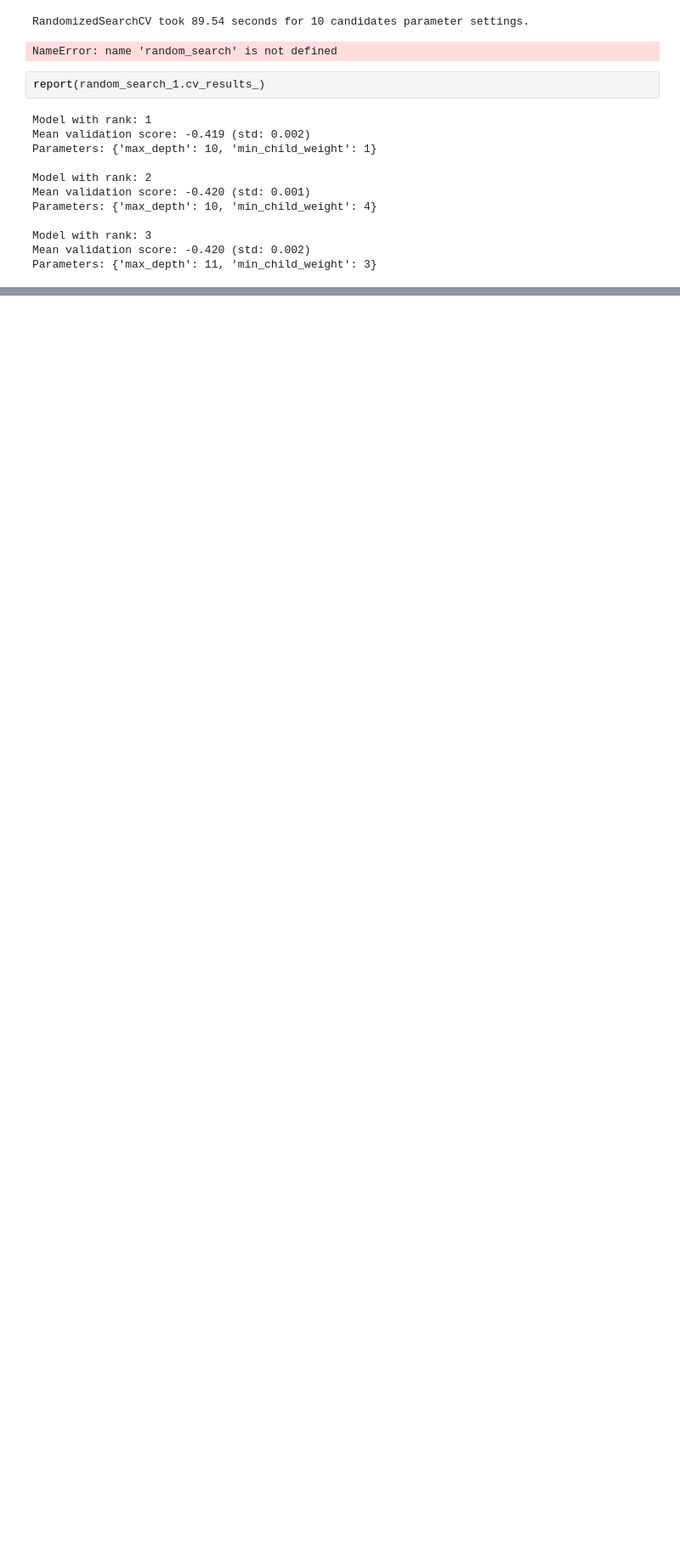
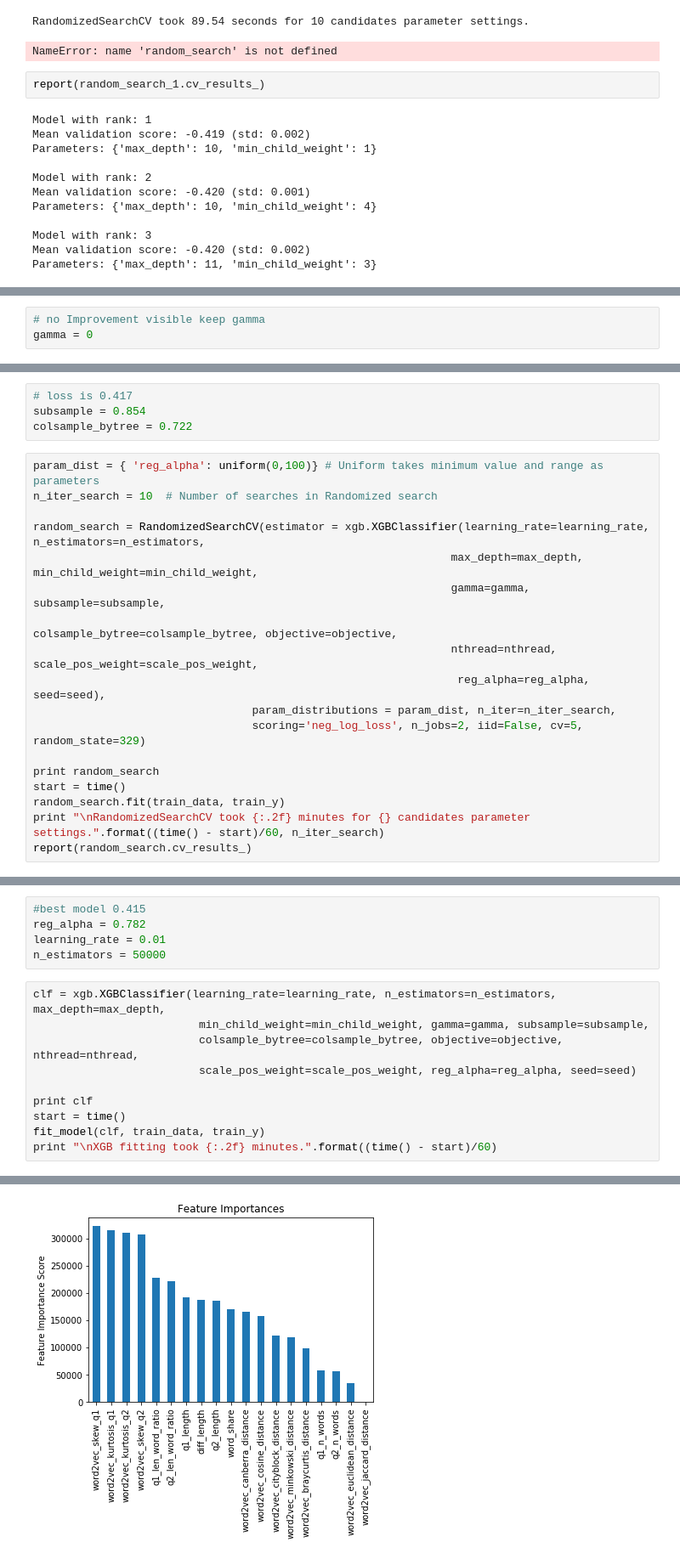
Before and after one commit to schorlem/capstone_project, a Jupyter notebook: notebooks/train_xgboost-01-als.ipynb, the cells around one changed output, grey strips where cells are left out. Shown at 85% size. Saved outputs shown, nothing was run; the diff lists cells and outputs as text; blank space fills up the shorter version.

```diff
--- a/notebooks/train_xgboost-01-als.ipynb
+++ b/notebooks/train_xgboost-01-als.ipynb
@@ -186,3 +183,6 @@ Model with rank: 1
 Model with rank: 3
 Mean validation score: -0.419 (std: 0.001)
 Parameters: {'gamma': 0.23073968112646592}
+# %%
+# no Improvement visible keep gamma
+gamma = 0
@@ -188,0 +228,22 @@ Parameters: {'gamma': 0.23073968112646592}
+# %%
+# loss is 0.417
+subsample = 0.854
+colsample_bytree = 0.722
+# %%
+param_dist = { 'reg_alpha': uniform(0,100)} # Uniform takes minimum value and range as parameters
+n_iter_search = 10  # Number of searches in Randomized search
+
+random_search = RandomizedSearchCV(estimator = xgb.XGBClassifier(learning_rate=learning_rate, n_estimators=n_estimators,
+                                                               max_depth=max_depth, min_child_weight=min_child_weight,
+                                                               gamma=gamma, subsample=subsample,
+                                                               colsample_bytree=colsample_bytree, objective=objective,
+                                                               nthread=nthread, scale_pos_weight=scale_pos_weight,
+                                                                reg_alpha=reg_alpha, seed=seed),
+                                 param_distributions = param_dist, n_iter=n_iter_search,
+                                 scoring='neg_log_loss', n_jobs=2, iid=False, cv=5, random_state=329)
+
+print random_search
+start = time()
+random_search.fit(train_data, train_y)
+print "\nRandomizedSearchCV took {:.2f} minutes for {} candidates parameter settings.".format((time() - start)/60, n_iter_search)
+report(random_search.cv_results_)
@@ -188,0 +287,16 @@ Parameters: {'gamma': 0.23073968112646592}
+# %%
+#best model 0.415
+reg_alpha = 0.782
+learning_rate = 0.01
+n_estimators = 50000
+# %%
+clf = xgb.XGBClassifier(learning_rate=learning_rate, n_estimators=n_estimators, max_depth=max_depth,
+                         min_child_weight=min_child_weight, gamma=gamma, subsample=subsample,
+                         colsample_bytree=colsample_bytree, objective=objective, nthread=nthread,
+                         scale_pos_weight=scale_pos_weight, reg_alpha=reg_alpha, seed=seed)
+
+print clf
+start = time()
+fit_model(clf, train_data, train_y)
+print "\nXGB fitting took {:.2f} minutes.".format((time() - start)/60)
+# %% [output]
@@ -188,0 +320 @@ Parameters: {'gamma': 0.23073968112646592}
+[figure, added]
```
Also changed, not shown: parts of 11 cells of this notebook, 2 other files.
